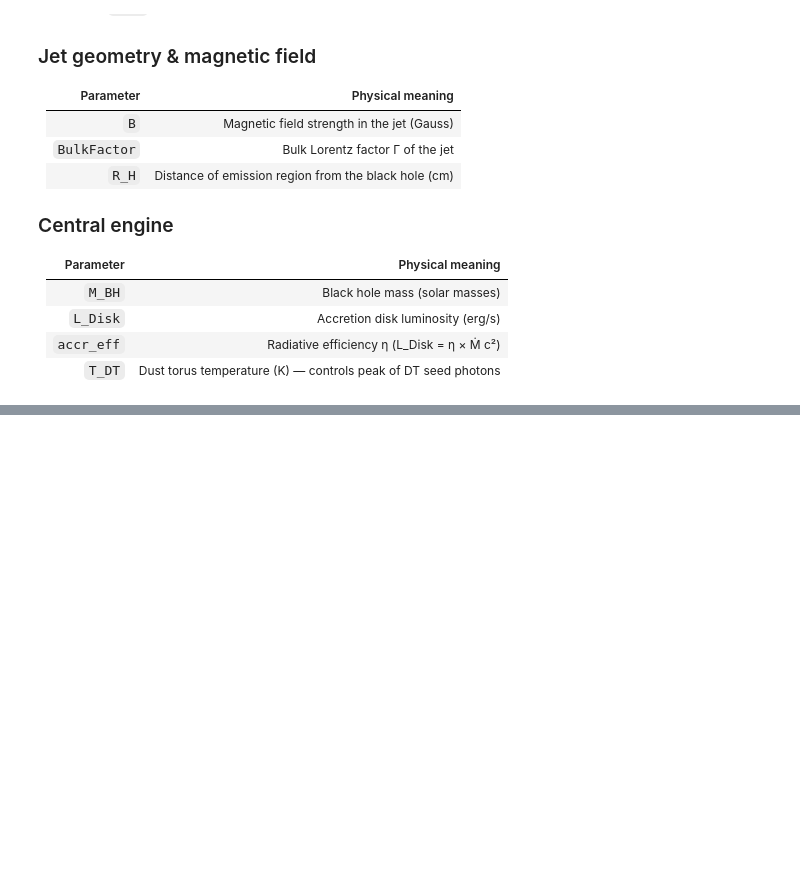
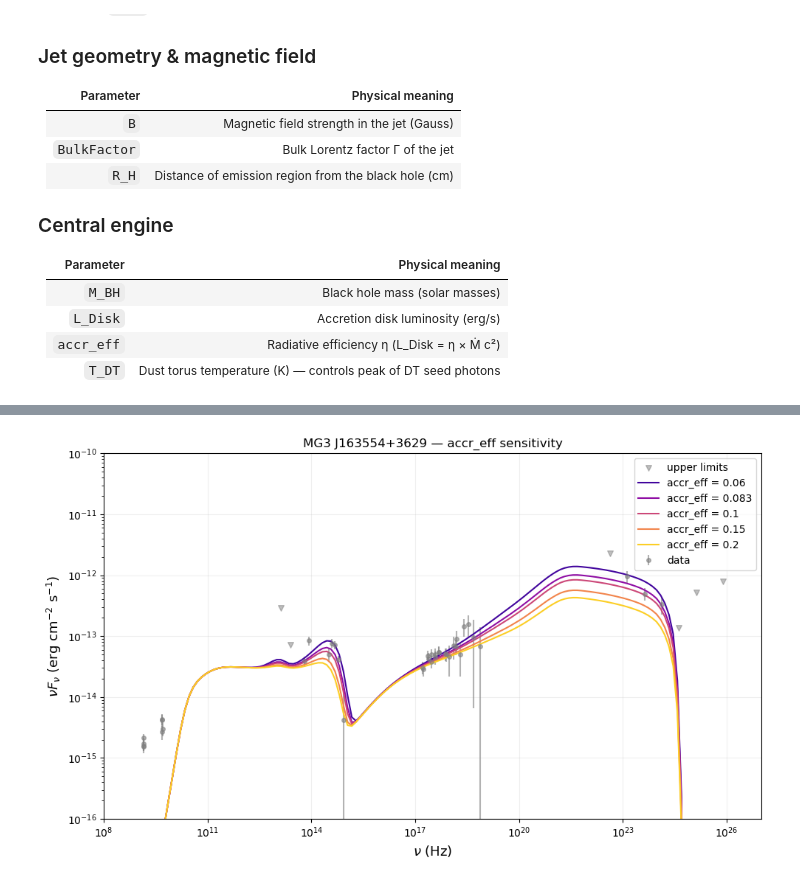
Before and after one commit to Mirza-751/MG3-J163554-3629-SED-Modelling, a Jupyter notebook: analysis/one_zone/01_interactive_model.ipynb, the cells around one changed output, grey strips where cells are left out. Drawn from its saved outputs; the diff is of its cells as text; code cells hidden in the pictures; blank space fills up the shorter version.

```diff
--- a/analysis/one_zone/01_interactive_model.ipynb
+++ b/analysis/one_zone/01_interactive_model.ipynb
@@ -120,9 +172,16 @@ plt.show()
 # Useful for seeing how strongly each parameter affects the SED shape.
 # Change 'param_name' and 'values' to explore.
 
-param_name = 'B'                          # parameter to vary
-values     = [0.02, 0.04, 0.06, 0.08, 0.10]  # values to try
+param_name = 'accr_eff'                          # parameter to vary
+values     = [0.06, 0.083, 0.10, 0.15, 0.20]  # values to try
 colors     = plt.cm.plasma(np.linspace(0.1, 0.9, len(values)))
+
+# Widen boundaries first (ACC EFF in this case)
+fit_model.jet_leptonic.parameters.accr_eff.val_min = 0.05
+fit_model.jet_leptonic.parameters.accr_eff.val_max = 0.40
+
+param_name = 'accr_eff'
+values     = [0.06, 0.083, 0.10, 0.15, 0.20]
 
 fig, ax = plt.subplots(figsize=(10, 6))
 
@@ -135,32 +194,34 @@ ax.errorbar(
     yerr=sed_data.table['dnuFnu_data'][mask_det],
     fmt='o', color='gray', ms=4, alpha=0.6, label='data'
 )
 ax.scatter(
     sed_data.table['nu_data'][mask_ul],
     sed_data.table['nuFnu_data'][mask_ul],
     marker='v', color='gray', s=30, alpha=0.5, label='upper limits'
 )
 
 # Overlay model curves
 for val, col in zip(values, colors):
     fit_model.jet_leptonic.set_par(param_name, val=val)
     fit_model.eval()
     nu   = fit_model.SED.nu.value
     flux = fit_model.SED.nuFnu.value
     good = np.isfinite(flux) & (flux > 0) & np.isfinite(nu)
     ax.loglog(nu[good], flux[good], color=col, lw=1.5,
               label=f'{param_name} = {val}')
 
 ax.set_xlim(1e8, 1e27)
 ax.set_ylim(1e-16, 1e-10)
 ax.set_xlabel(r'$\nu$ (Hz)', fontsize=13)
 ax.set_ylabel(r'$\nu F_\nu$ (erg cm$^{-2}$ s$^{-1}$)', fontsize=13)
 ax.set_title(f'MG3 J163554+3629 — {param_name} sensitivity', fontsize=12)
 ax.legend(fontsize=10)
 ax.grid(True, alpha=0.2)
 plt.tight_layout()
 plt.show()
 
-# Reset to best-fit values after sensitivity scan
-fit_model.jet_leptonic.parameters.B.val = 0.0555
+# Reset to best-fit values after sensitivity scan (Important step)
+fit_model.jet_leptonic.parameters.accr_eff.val = 0.0555
 fit_model.eval()
+# %% [output]
+[figure, added]
```
Also changed, not shown: parts of 3 cells of this notebook, 32 other files.
